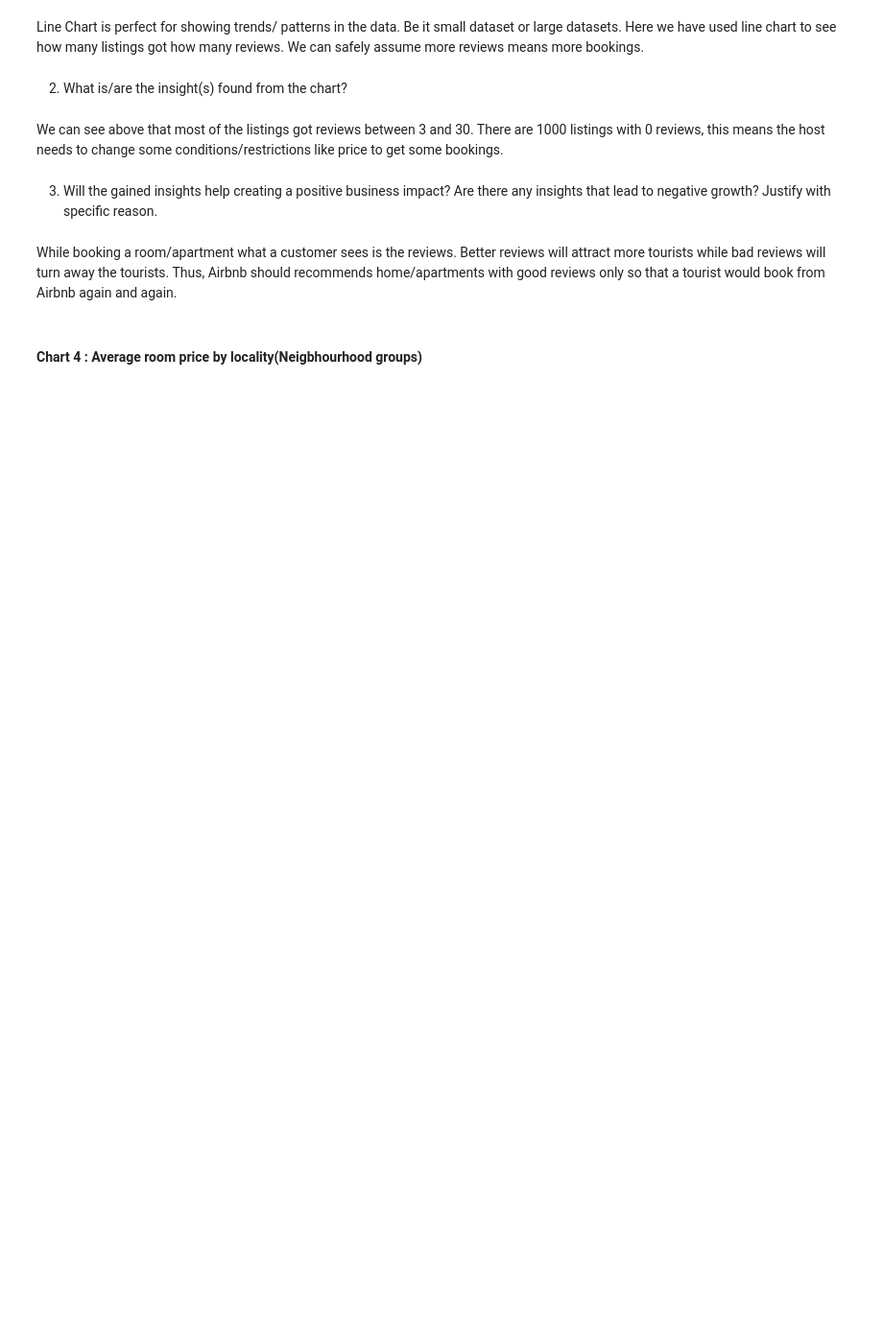
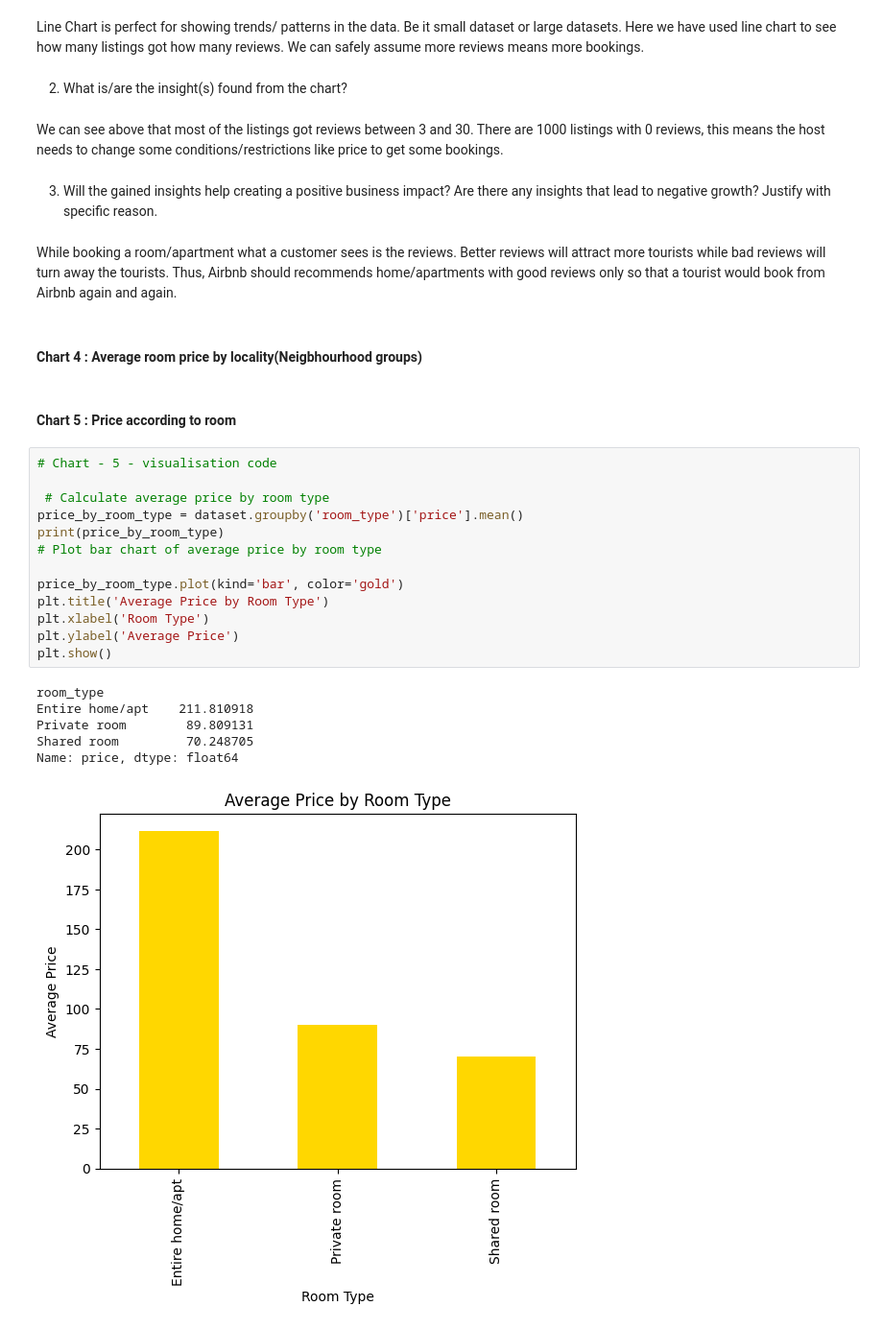
Before and after one commit to palnitin12345/Airbnb-EDA, a Jupyter notebook: EDA-Code.ipynb, the cells around one changed output. Shown at 96% size. Drawn from its saved outputs; the diff is of its cells as text; blank space fills up the shorter version.

Commit message:
More insights by charts

```diff
--- a/EDA-Code.ipynb
+++ b/EDA-Code.ipynb
@@ -360,3 +360,25 @@ Are there any insights that lead to negative growth? Justify with specific reaso
 While booking a room/apartment what a customer sees is the reviews. Better reviews will attract more tourists while bad reviews will turn away the tourists. Thus, Airbnb should recommends home/apartments with good reviews only so that a tourist would book from Airbnb again and again.
 # %% [markdown]
 #### Chart 4 : Average room price by locality(Neigbhourhood groups)
+# %% [markdown]
+#### Chart 5 : Price according to room
+# %%
+# Chart - 5 - visualisation code
+
+ # Calculate average price by room type
+price_by_room_type = dataset.groupby('room_type')['price'].mean()
+print(price_by_room_type)
+# Plot bar chart of average price by room type
+
+price_by_room_type.plot(kind='bar', color='gold')
+plt.title('Average Price by Room Type')
+plt.xlabel('Room Type')
+plt.ylabel('Average Price')
+plt.show()
+# %% [output]
+room_type
+Entire home/apt    211.810918
+Private room        89.809131
+Shared room         70.248705
+Name: price, dtype: float64
+[figure, added]
```
Also changed, not shown: parts of 25 cells of this notebook.
